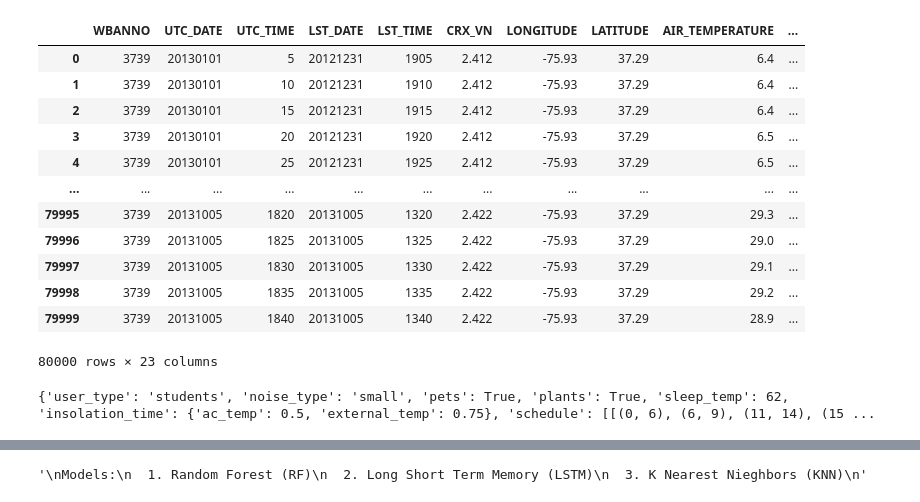
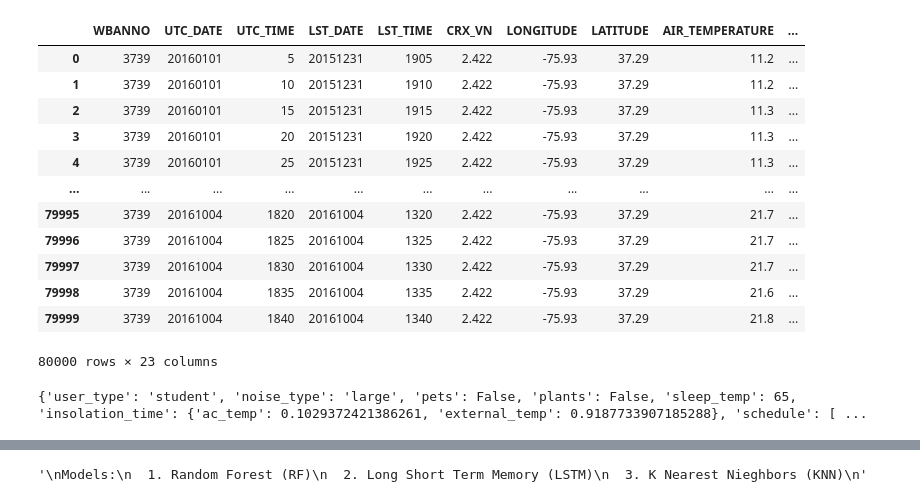
Before and after one commit to shef4/fireflyai, a Jupyter notebook: Thermoflyai_model_training.ipynb, the cells around one changed output, grey strips where cells are left out. Saved outputs shown, nothing was run; the diff lists cells and outputs as text; code cells hidden in the pictures.

```diff
--- a/Thermoflyai_model_training.ipynb
+++ b/Thermoflyai_model_training.ipynb
@@ -163,7 +163,7 @@ def gen_user_profile(user_type=None, noise_type=None, pets=None, plants=None, in
   for day in range(num_days):
     first_event = (7,10)
     num_events = random.randint(1, 4)
-    gen_day = list(gen_schedule((7,16), 1, profile["noise_type"])) if profile["user_type"] == "worker" and day%7 < 5 else list(gen_intervals(first_event, num_events, profile["noise_type"]))
+    gen_day = list(gen_schedule((7,16), 1, profile["noise_type"])) if profile["user_type"] == "worker" and day%7 < 5 else list(gen_schedule(first_event, num_events, profile["noise_type"]))
     if  profile["user_type"] == "student":
       if day%7 in (5,6):
         day_schedule = gen_day
@@ -317,51 +317,51 @@ RUN TO GET DATA
 #       e.g batch : week_batch, month_batch, year_batch
 #
 # 3rd run this cell.
 ################################################################################
 
 """EDIT ME"""
 # generate random user profiles: EDIT ME
-user_profile = gen_user_profile(user_type="students",
-                                noise_type="small",
-                                pets=True,
-                                plants = True,
-                                insolation_time_ac=0.5,
-                                insolation_time_external=0.75,
-                                schedule_cycle = 7)
+user_profile = gen_user_profile(user_type=None,
+                                noise_type=None,
+                                pets=None,
+                                plants = None,
+                                insolation_time_ac=None,
+                                insolation_time_external=None,
+                                schedule_cycle = None)
 
 #process data
 processed_data = process_data("raw_data",user_profile)
 #load data
 week_batch = pd.read_csv("batches/weeks/week0.csv")
 month_batch = pd.read_csv("batches/months/month0.csv")
 year_batch = pd.read_csv("batches/years/year.csv")
 
 """
 View Raw Data
 """
 
 #convert txt to csv file
 raw_data = pd.read_csv('raw_data.txt', sep='\s+', header=None)
 raw_data.columns = ['WBANNO', 'UTC_DATE', 'UTC_TIME', 'LST_DATE', 'LST_TIME', 'CRX_VN', 'LONGITUDE', 'LATITUDE', 'AIR_TEMPERATURE', 'PRECIPITATION', 'SOLAR_RADIATION', 'SR_FLAG', 'SURFACE_TEMPERATURE', 'ST_TYPE', 'ST_FLAG', 'RELATIVE_HUMIDITY', 'RH_FLAG', 'SOIL_MOISTURE_5', 'SOIL_TEMPERATURE_5', 'WETNESS', 'WET_FLAG', 'WIND_1_5', 'WIND_FLAG']
 raw_data.to_csv('raw_data.csv', index=False)
 
 #read csv file
 df = pd.read_csv('raw_data.csv')
 
 df.head(80000)
 # %% [output]
 |  | WBANNO | UTC_DATE | UTC_TIME | LST_DATE | LST_TIME | CRX_VN | LONGITUDE | LATITUDE | AIR_TEMPERATURE | ... |
-| 0 | 3739 | 20130101 | 5 | 20121231 | 1905 | 2.412 | -75.93 | 37.29 | 6.4 | ... |
-| 1 | 3739 | 20130101 | 10 | 20121231 | 1910 | 2.412 | -75.93 | 37.29 | 6.4 | ... |
-| 2 | 3739 | 20130101 | 15 | 20121231 | 1915 | 2.412 | -75.93 | 37.29 | 6.4 | ... |
-| 3 | 3739 | 20130101 | 20 | 20121231 | 1920 | 2.412 | -75.93 | 37.29 | 6.5 | ... |
-| 4 | 3739 | 20130101 | 25 | 20121231 | 1925 | 2.412 | -75.93 | 37.29 | 6.5 | ... |
+| 0 | 3739 | 20160101 | 5 | 20151231 | 1905 | 2.422 | -75.93 | 37.29 | 11.2 | ... |
+| 1 | 3739 | 20160101 | 10 | 20151231 | 1910 | 2.422 | -75.93 | 37.29 | 11.2 | ... |
+| 2 | 3739 | 20160101 | 15 | 20151231 | 1915 | 2.422 | -75.93 | 37.29 | 11.3 | ... |
+| 3 | 3739 | 20160101 | 20 | 20151231 | 1920 | 2.422 | -75.93 | 37.29 | 11.3 | ... |
+| 4 | 3739 | 20160101 | 25 | 20151231 | 1925 | 2.422 | -75.93 | 37.29 | 11.3 | ... |
 | ... | ... | ... | ... | ... | ... | ... | ... | ... | ... | ... |
-| 79995 | 3739 | 20131005 | 1820 | 20131005 | 1320 | 2.422 | -75.93 | 37.29 | 29.3 | ... |
-| 79996 | 3739 | 20131005 | 1825 | 20131005 | 1325 | 2.422 | -75.93 | 37.29 | 29.0 | ... |
-| 79997 | 3739 | 20131005 | 1830 | 20131005 | 1330 | 2.422 | -75.93 | 37.29 | 29.1 | ... |
-| 79998 | 3739 | 20131005 | 1835 | 20131005 | 1335 | 2.422 | -75.93 | 37.29 | 29.2 | ... |
-| 79999 | 3739 | 20131005 | 1840 | 20131005 | 1340 | 2.422 | -75.93 | 37.29 | 28.9 | ... |
+| 79995 | 3739 | 20161004 | 1820 | 20161004 | 1320 | 2.422 | -75.93 | 37.29 | 21.7 | ... |
+| 79996 | 3739 | 20161004 | 1825 | 20161004 | 1325 | 2.422 | -75.93 | 37.29 | 21.7 | ... |
+| 79997 | 3739 | 20161004 | 1830 | 20161004 | 1330 | 2.422 | -75.93 | 37.29 | 21.7 | ... |
+| 79998 | 3739 | 20161004 | 1835 | 20161004 | 1335 | 2.422 | -75.93 | 37.29 | 21.6 | ... |
+| 79999 | 3739 | 20161004 | 1840 | 20161004 | 1340 | 2.422 | -75.93 | 37.29 | 21.8 | ... |
 80000 rows × 23 columns
 # %%
 """
@@ -379,12 +379,12 @@ dev, test = train_test_split(batch, test_size=0.2, shuffle=False)
 train, val = train_test_split(dev, test_size=0.2, shuffle=False)
 #split label
 X_Train, Y_Train = train.drop(columns=["AC Temp"]), train["AC Temp"]
-X_Val, Y_VAL = val.drop(columns=["AC Temp"]), val["AC Temp"]
+X_Val, Y_Val = val.drop(columns=["AC Temp"]), val["AC Temp"]
 X_Test, Y_Test = test.drop(columns=["AC Temp"]), test["AC Temp"]
 
 print(user_profile)
 # %% [output]
-{'user_type': 'students', 'noise_type': 'small', 'pets': True, 'plants': True, 'sleep_temp': 62, 'insolation_time': {'ac_temp': 0.5, 'external_temp': 0.75}, 'schedule': [[(0, 6), (6, 9), (11, 14), (15 ...
+{'user_type': 'student', 'noise_type': 'large', 'pets': False, 'plants': False, 'sleep_temp': 65, 'insolation_time': {'ac_temp': 0.1029372421386261, 'external_temp': 0.9187733907185288}, 'schedule': [ ...
 # %%
 """
 View X Training Data
```
Also changed, not shown: parts of 21 cells of this notebook, 1 other file.
